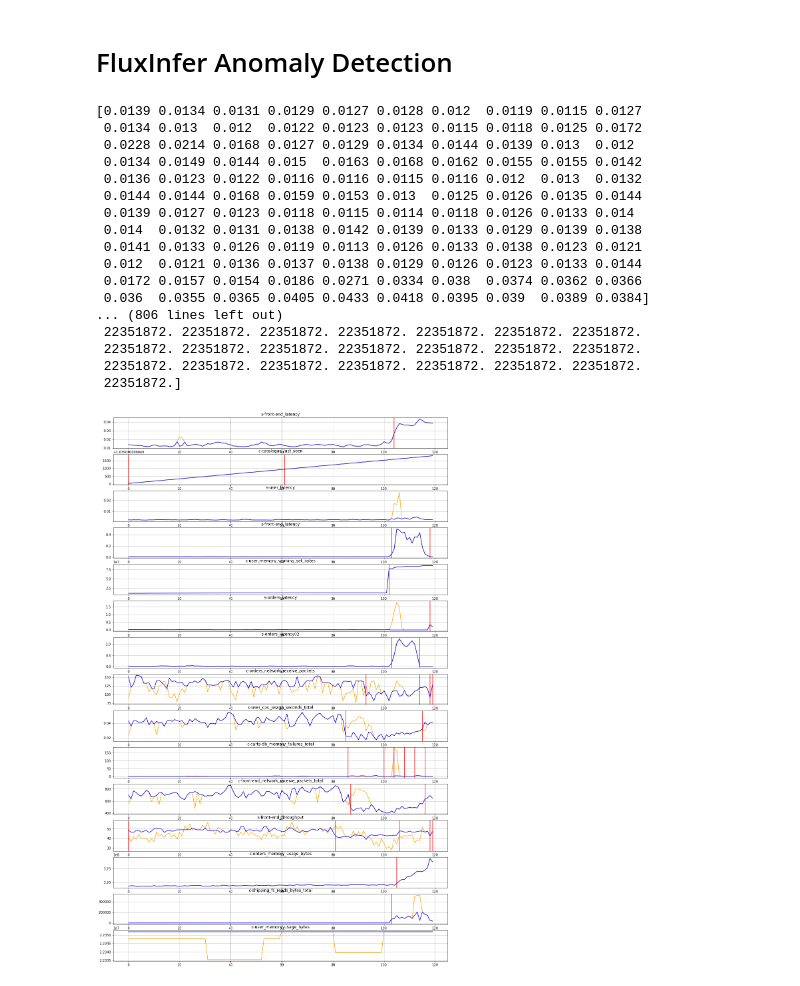
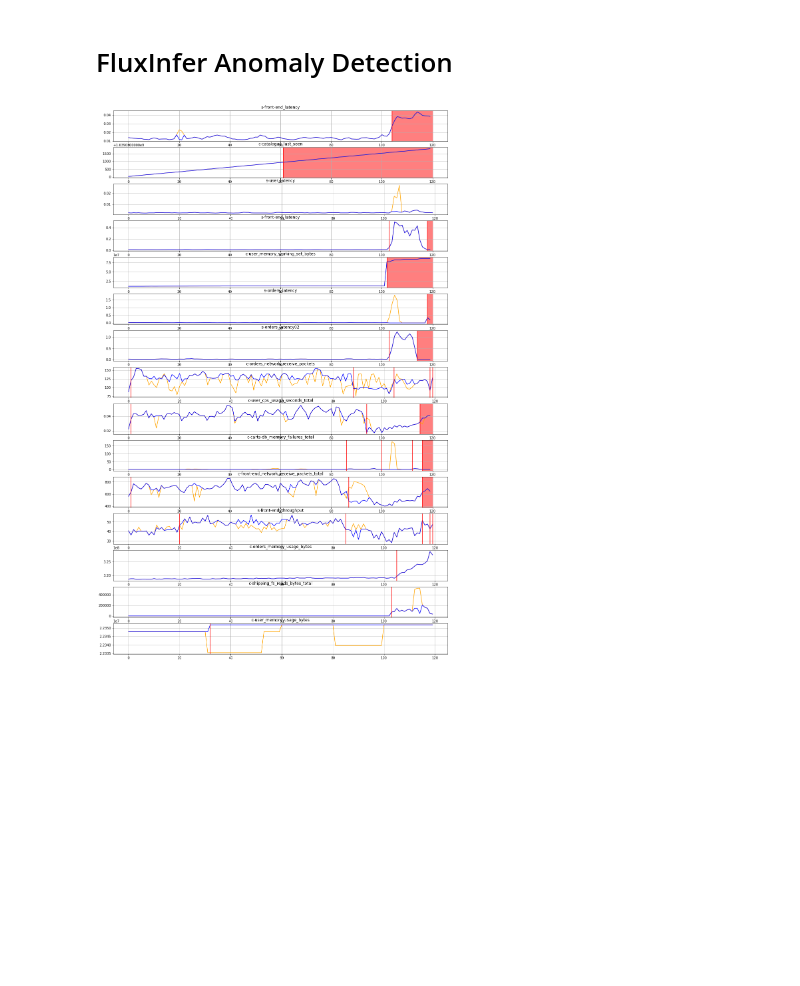
Before and after one commit to ai4sre/meltria-analyzer, a Jupyter notebook: notebooks/fluxinfer_ad.ipynb, the cells around one changed output. Cells and saved outputs as stored; diff of their text form; code cells hidden in the pictures; blank space fills up the shorter version.

Commit message:
notebooks: add fluxinfer anomaly detection

```diff
--- a/notebooks/fluxinfer_ad.ipynb
+++ b/notebooks/fluxinfer_ad.ipynb
@@ -12,28 +12,14 @@ from tsdr.testseries import sockshop
 # %%
 import random
 
-def fluxinfer_smooth(_x: np.ndarray) -> tuple[np.ndarray, list[np.ndarray], list[int]]:
-    x = np.copy(_x)
-    x_ = np.copy(x)
+def fluxinfer_smooth(x: np.ndarray) -> tuple[np.ndarray, list[np.ndarray], np.ndarray]:
+    x_: np.ndarray = np.copy(x)
     while True:
         reshaped_x = x_.reshape(-1, 1)
         labels = sklearn.mixture.GaussianMixture(n_components=2).fit(reshaped_x).predict(reshaped_x)
-        at = np.argwhere(labels == 1).flatten()
-        if len(at) == 0:
-            return x_, [], []
-        seg_bounds = [at[0]]
-        for i, t in enumerate(at[1:], start=1):
-            prev_t = at[i-1]
-            if t - prev_t == 1:
-                continue
-            elif t - prev_t > 1:
-                seg_bounds.extend([prev_t+1, t])
-            else:
-                raise ValueError(f'Invalid segmentation: {t} - {prev_t}')
-        if at[-1] != len(x_)-1:
-            seg_bounds.append(at[-1]+1)
+        seg_bounds: np.ndarray = np.argwhere(np.abs(np.diff(labels)) == 1).flatten() + 1  # Calculate segmentation boundaries.
         segs: list[np.ndarray] = np.split(x_, indices_or_sections=seg_bounds)
-        k = len(segs)
+        k: int = len(segs)
         if k <= 2:
             return x_, segs, seg_bounds
 
@@ -42,45 +28,43 @@ def fluxinfer_smooth(_x: np.ndarray) -> tuple[np.ndarray, list[np.ndarray], list
         for j in range(1, len(segs)-1):  # skip the first and last segment
             if len(segs[j]) < len(segs[j+1]):
                 for i in range(len(segs[j])):
+                    v = random.choice(list(segs[j+1]))
+                    segs[j][i], x_[global_i+i] = v, v
                     changed = True
-                    x_[global_i+i] = random.choice(list(segs[j+1]))
             global_i += len(segs[j])
 
         if changed:
             x = x_
         else:
             return x_, segs, seg_bounds
+
+def fluxinfer_detect_anomaly(x: np.ndarray) -> bool:
+    smoothed_x, segs, seg_bounds = fluxinfer_smooth(x)
+    k = len(segs)
+    if k == 0:
+        return False
+    mean_k2, std_k2 = np.mean(segs[k-2]), np.std(segs[k-2])
+    if std_k2 == 0:
+        return False
+    zscores = np.frompyfunc(lambda x: (x - mean_k2) / std_k2, 1, 1)(segs[k-1])
+    return np.abs(np.mean(zscores)) > 3*np.std(zscores)
 # %%
 cases = sockshop.testcases_of_sockshop
 fig, axs = plt.subplots(len(cases), ncols=1)
 fig.set_size_inches(18, 2*len(cases))
 for case, ax in zip(cases, axs.flatten()):
-    # if case['name'] != 's-user_latency':
+    # if case['name'] != 'c-orders_memory_usage_bytes':
     #     continue
     ts = np.array(case['datapoints'])
     smoothed_x, segs, seg_bounds = fluxinfer_smooth(ts)
+    is_anomaly: bool = fluxinfer_detect_anomaly(ts)
     ax.grid()
     ax.set_title(case['name'])
     ax.plot(case['datapoints'], color='orange')
     ax.plot(smoothed_x, color='blue')
     for bound in seg_bounds:
         ax.axvline(bound, color='r')
+    if is_anomaly:
+        ax.axvspan(seg_bounds[-1], len(ts), color='red', alpha=0.5)
 # %% [output]
-[0.0139 0.0134 0.0131 0.0129 0.0127 0.0128 0.012  0.0119 0.0115 0.0127
- 0.0134 0.013  0.012  0.0122 0.0123 0.0123 0.0115 0.0118 0.0125 0.0172
- 0.0228 0.0214 0.0168 0.0127 0.0129 0.0134 0.0144 0.0139 0.013  0.012
- 0.0134 0.0149 0.0144 0.015  0.0163 0.0168 0.0162 0.0155 0.0155 0.0142
- 0.0136 0.0123 0.0122 0.0116 0.0116 0.0115 0.0116 0.012  0.013  0.0132
- 0.0144 0.0144 0.0168 0.0159 0.0153 0.013  0.0125 0.0126 0.0135 0.0144
- 0.0139 0.0127 0.0123 0.0118 0.0115 0.0114 0.0118 0.0126 0.0133 0.014
- 0.014  0.0132 0.0131 0.0138 0.0142 0.0139 0.0133 0.0129 0.0139 0.0138
- 0.0141 0.0133 0.0126 0.0119 0.0113 0.0126 0.0133 0.0138 0.0123 0.0121
- 0.012  0.0121 0.0136 0.0137 0.0138 0.0129 0.0126 0.0123 0.0133 0.0144
- 0.0172 0.0157 0.0154 0.0186 0.0271 0.0334 0.038  0.0374 0.0362 0.0366
- 0.036  0.0355 0.0365 0.0405 0.0433 0.0418 0.0395 0.039  0.0389 0.0384]
-... (806 lines left out)
- 22351872. 22351872. 22351872. 22351872. 22351872. 22351872. 22351872.
- 22351872. 22351872. 22351872. 22351872. 22351872. 22351872. 22351872.
- 22351872. 22351872. 22351872. 22351872. 22351872. 22351872. 22351872.
- 22351872.]
-[figure, old version]
+[figure, new version]
```
